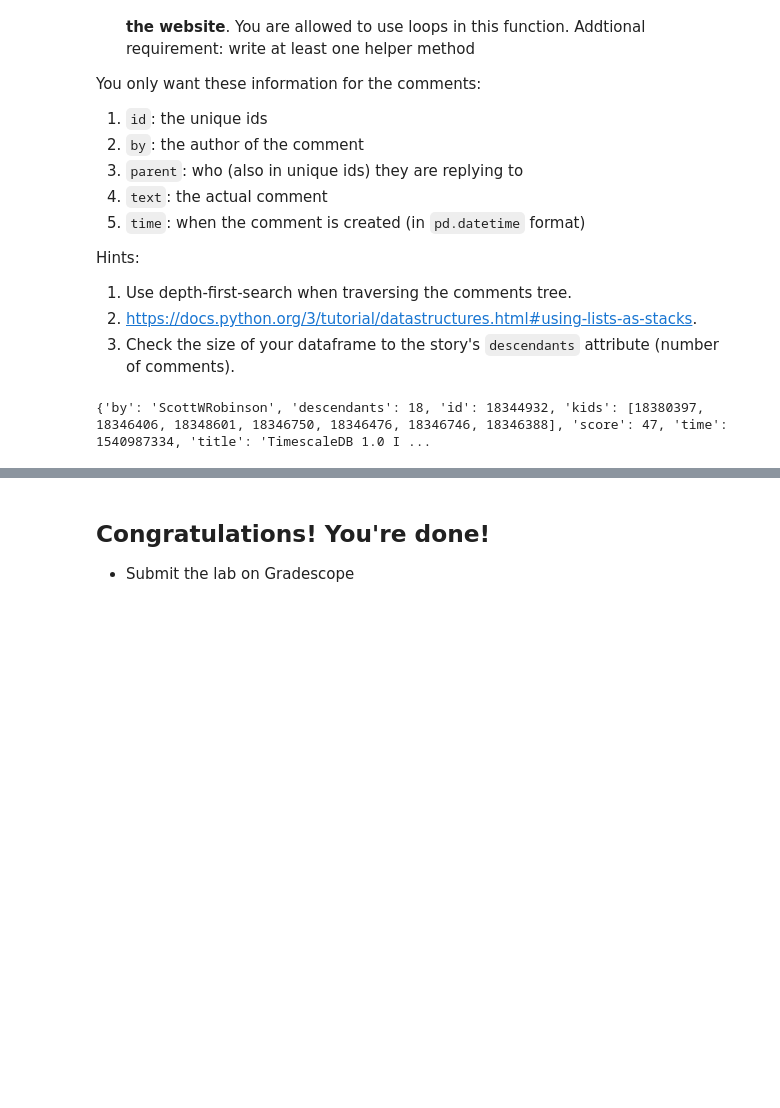
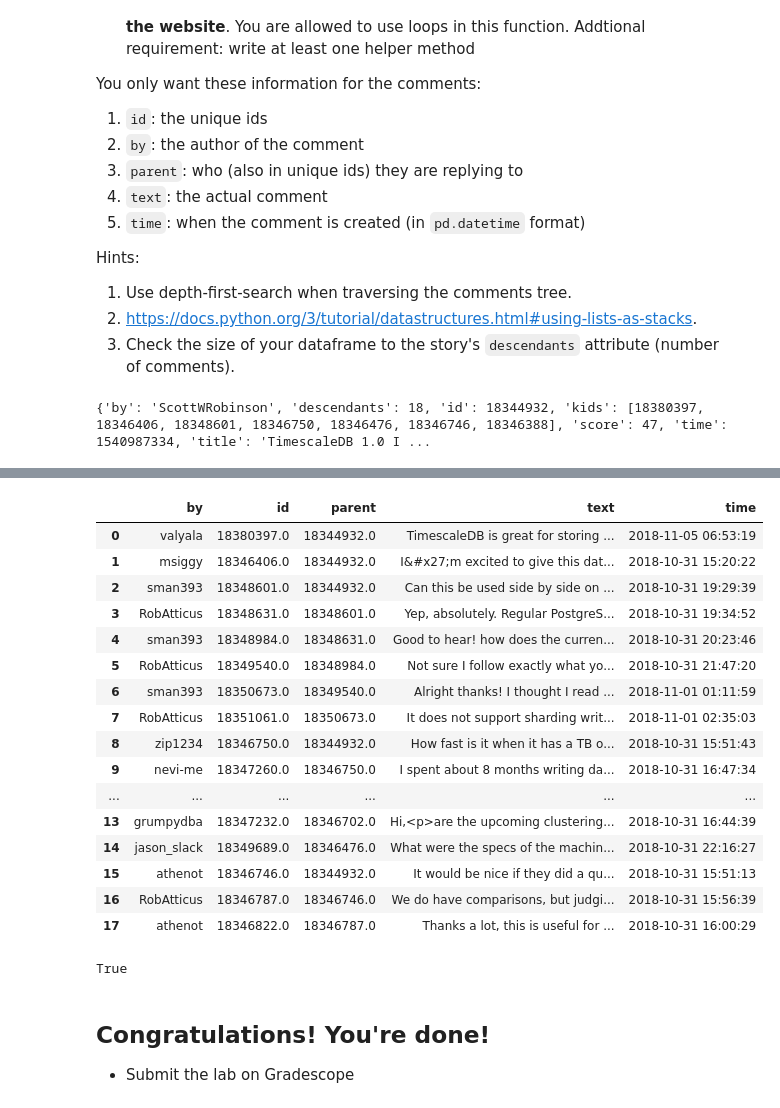
Before and after one commit to AECassAWei/dsc80-wi20, a Jupyter notebook: labs/lab06/lab06.ipynb, the cells around one changed output, grey strips where cells are left out. Cells and saved outputs as stored; diff of their text form; code cells hidden in the pictures; blank space fills up the shorter version.

```diff
--- a/labs/lab06/lab06.ipynb
+++ b/labs/lab06/lab06.ipynb
@@ -624,7 +631,7 @@ def get_comments(storyid):
         by = com.get('by') # Author
         parent = com.get('parent') # Parent id
         text = com.get('text') # Comment text
-        time = pd.to_datetime(com.get('time')) # Time of comment # How to change it to datetime??????????????????????????????
+        time = pd.to_datetime(com.get('time'), unit='s') # Time of comment
 
         content = [idx, by, parent, text, time] # Content list
         comment = dict(zip(cols, content)) # Zip into dataframe
@@ -653,3 +640,28 @@ get_comments(18344932)
+# %%
+out = get_comments(18344932)
+out
+# %% [output]
+|  | by | id | parent | text | time |
+| 0 | valyala | 18380397.0 | 18344932.0 | TimescaleDB is great for storing ... | 2018-11-05 06:53:19 |
+| 1 | msiggy | 18346406.0 | 18344932.0 | I&#x27;m excited to give this dat... | 2018-10-31 15:20:22 |
+| 2 | sman393 | 18348601.0 | 18344932.0 | Can this be used side by side on ... | 2018-10-31 19:29:39 |
+| 3 | RobAtticus | 18348631.0 | 18348601.0 | Yep, absolutely. Regular PostgreS... | 2018-10-31 19:34:52 |
+| 4 | sman393 | 18348984.0 | 18348631.0 | Good to hear! how does the curren... | 2018-10-31 20:23:46 |
+| 5 | RobAtticus | 18349540.0 | 18348984.0 | Not sure I follow exactly what yo... | 2018-10-31 21:47:20 |
+| 6 | sman393 | 18350673.0 | 18349540.0 | Alright thanks! I thought I read ... | 2018-11-01 01:11:59 |
+| 7 | RobAtticus | 18351061.0 | 18350673.0 | It does not support sharding writ... | 2018-11-01 02:35:03 |
+| 8 | zip1234 | 18346750.0 | 18344932.0 | How fast is it when it has a TB o... | 2018-10-31 15:51:43 |
+| 9 | nevi-me | 18347260.0 | 18346750.0 | I spent about 8 months writing da... | 2018-10-31 16:47:34 |
+| ... | ... | ... | ... | ... | ... |
+| 13 | grumpydba | 18347232.0 | 18346702.0 | Hi,<p>are the upcoming clustering... | 2018-10-31 16:44:39 |
+| 14 | jason_slack | 18349689.0 | 18346476.0 | What were the specs of the machin... | 2018-10-31 22:16:27 |
+| 15 | athenot | 18346746.0 | 18344932.0 | It would be nice if they did a qu... | 2018-10-31 15:51:13 |
+| 16 | RobAtticus | 18346787.0 | 18346746.0 | We do have comparisons, but judgi... | 2018-10-31 15:56:39 |
+| 17 | athenot | 18346822.0 | 18346787.0 | Thanks a lot, this is useful for ... | 2018-10-31 16:00:29 |
+# %%
+out.equals(lab.get_comments(18344932))
+# %% [output]
+True
 # %% [markdown]
 ## Congratulations! You're done!
 
```
Also changed, not shown: parts of 18 cells of this notebook, 2 other files.
